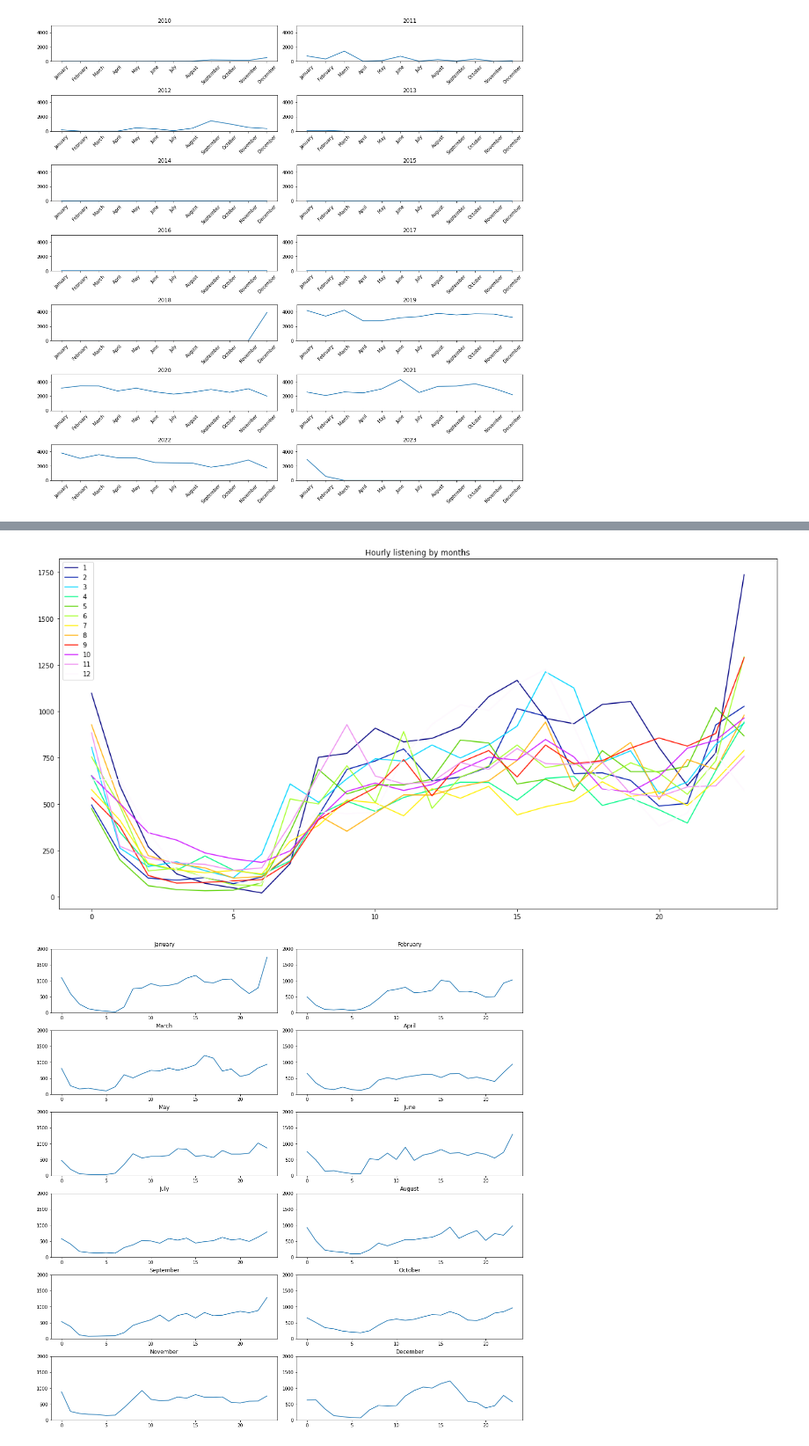
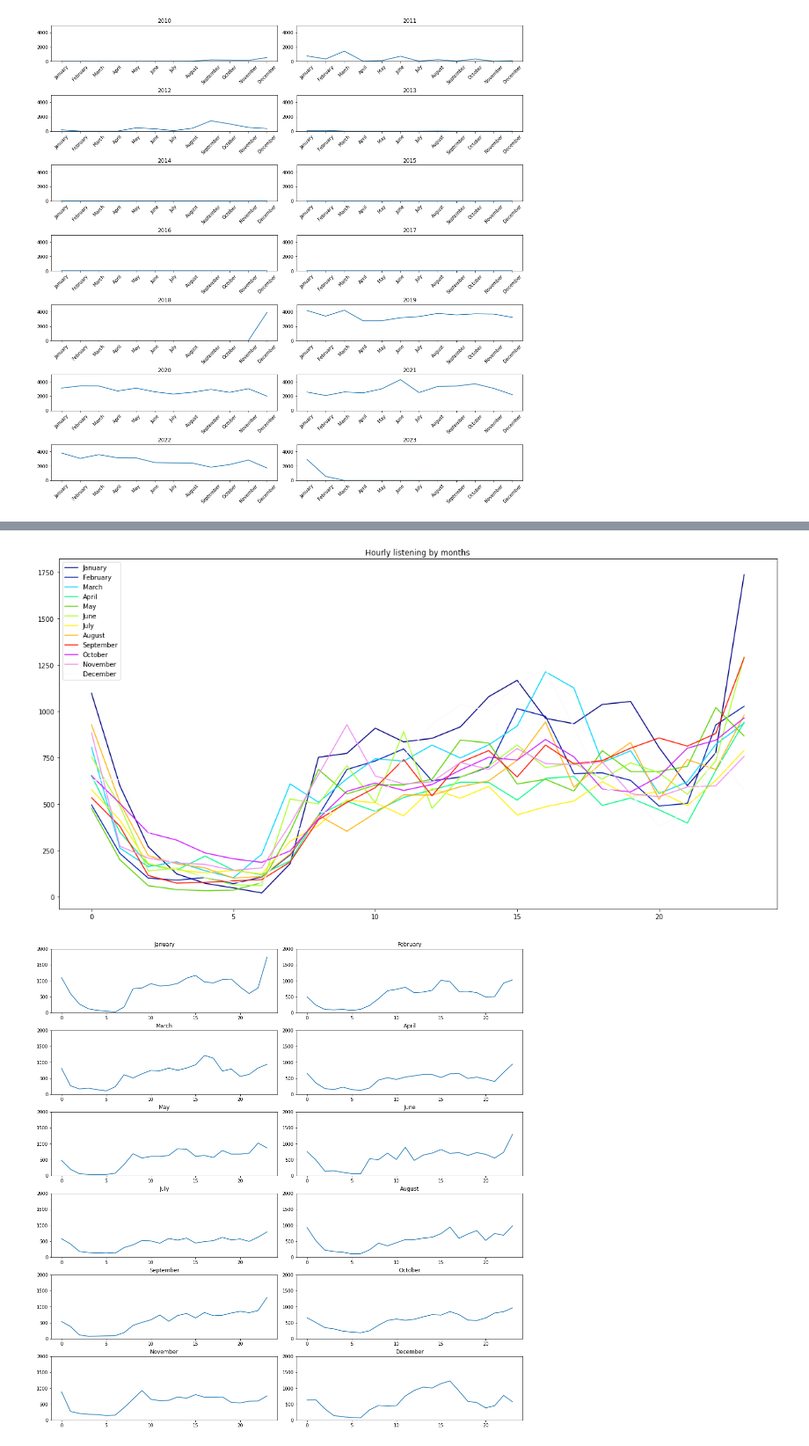
Before and after one commit to treyshotz/Spotify-Analytics, a Jupyter notebook: notebooks/spotify.ipynb, the cells around one changed output, grey strips where cells are left out. Shown at 88% size. Cells and saved outputs as stored; diff of their text form; code cells hidden in the pictures.

```diff
--- a/notebooks/spotify.ipynb
+++ b/notebooks/spotify.ipynb
@@ -198,29 +205,29 @@ plt.show()
 # %%
 fig, ax = plt.subplots(figsize=(20,10))
 ax.set_title("Hourly listening by months")
 
 fig2, ax2= plt.subplots(nrows=6, ncols=2, figsize=(15,15), constrained_layout=True)
 i = 0
 j = 0
 colors = [colormap(i) for i in np.linspace(0, 1,len(months_dict))]
 for mnth in months_dict:
     tmp = df.where(month('time') == mnth).groupby(hour('time')).count().collect()
     tmp = dict(sorted(dict(tmp).items()))
 
-    ax.plot(tmp.keys(), tmp.values(), label=str(mnth), color=colors[mnth-1])
+    ax.plot(tmp.keys(), tmp.values(), label=months_dict[mnth], color=colors[mnth-1])
 
     ax2[j][i].plot(tmp.keys(), tmp.values())
     ax2[j][i].set_title(months_dict[mnth])
     ax2[j][i].set_ylim([0,2000])
 
     if (i+1) % 2 == 0:
         j += 1
         i = 0
     else:
         i+=1
 
 ax.legend()
 plt.show()
 # %% [output]
-[figure, old version]
+[figure, new version]
 [figure]
```
Also changed, not shown: parts of 5 cells of this notebook.
